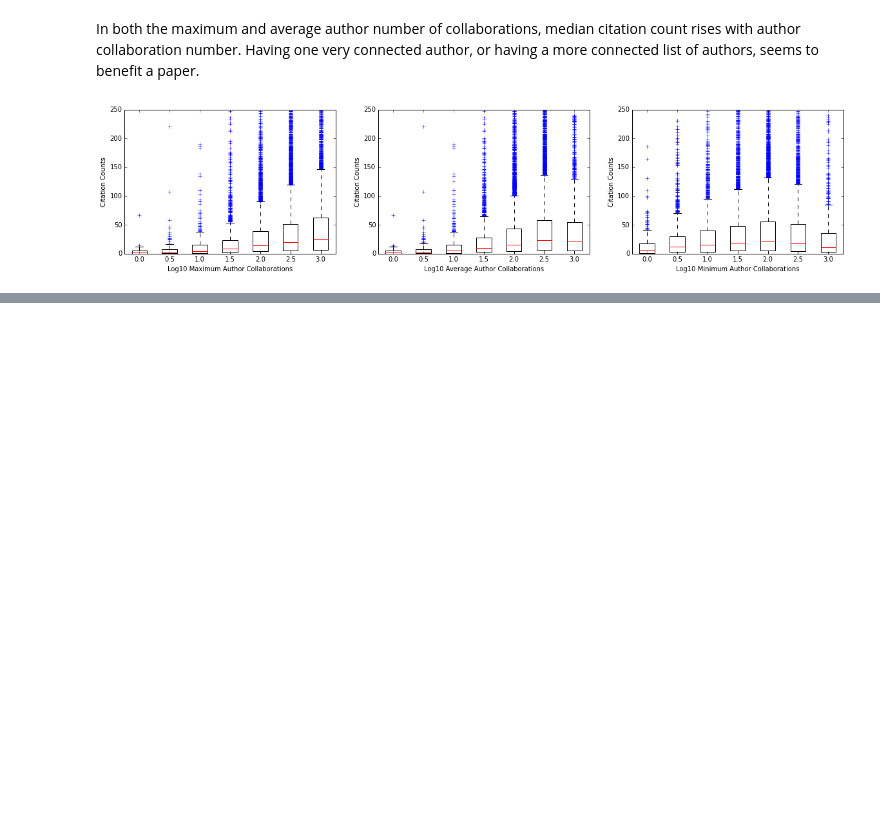
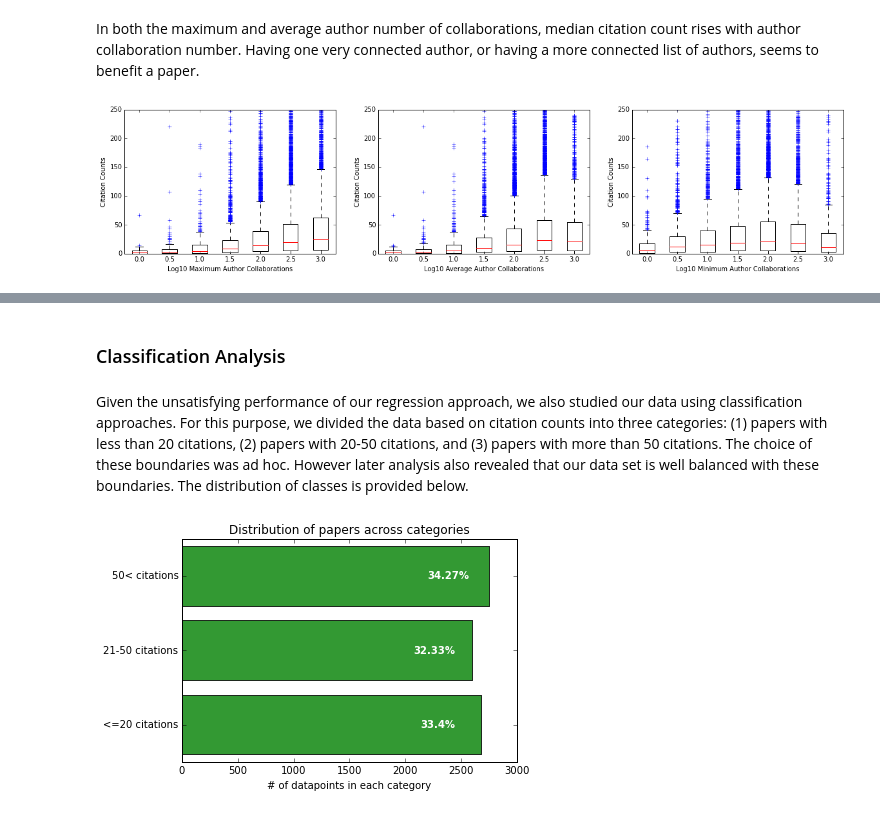
Before and after one commit to ahuja0007/team_citation, a Jupyter notebook: process_book.ipynb, the cells around one changed output, grey strips where cells are left out. Saved outputs shown, nothing was run; the diff lists cells and outputs as text; code cells hidden in the pictures; blank space fills up the shorter version.

```diff
--- a/process_book.ipynb
+++ b/process_book.ipynb
@@ -582,0 +573,8 @@ df.head()
+# %%
+## load dataframe from the inspire data augmented with additional features
+inspire_data=pd.DataFrame.from_csv('INSPIRE_merged_data.csv')
+## add more features calculated from ADS
+good_df=pd.DataFrame.from_csv('final_df.csv')
+
+inspire_data=inspire_data.merge(good_df[['Arxiv_key','h_index','m_index','e_index','i10_index','g_index','tori_index','riq_index']],right_on=['Arxiv_key'],left_index=True)
+inspire_data.head(3)
@@ -582,0 +638,41 @@ df.head()
+# %% [markdown]
+### Classification Analysis
+# %% [markdown]
+Given the unsatisfying performance of our regression approach, we also studied our data using classification approaches. For this purpose, we divided the data based on citation counts into three categories: (1) papers with less than 20 citations, (2) papers with 20-50 citations, and (3) papers with more than 50 citations. The choice of these boundaries was ad hoc. However later analysis also revealed that our data set is well balanced with these boundaries. The distribution of classes is provided below.
+# %%
+#Helper function to categorize classes based on the number of citations
+def class_citations(element):
+    if element<21:
+        return 1
+    elif element <51:
+        return 2
+    else:
+        return 3
+
+#Generate categories
+target_classes=np.array(map(class_citations,target))
+
+#Helper function to label the percentages
+def autolabel(rects,freqs):
+    # attach some text labels
+    for rect,f in zip(rects,freqs):
+        width = int(rect.get_width())
+        yloc = rect.get_y()+rect.get_height()/2.0
+
+        plt.text(width*0.8, yloc,str(f)+"%", horizontalalignment='left',
+            verticalalignment='center', color='white', weight='bold')
+
+#Calculate class abundance and frequency
+counts=[]
+freqs=[]
+for i in range(1,4):
+    counts.append(list(target_classes).count(i))
+    freqs.append(round(list(target_classes).count(i)*100.0/len(list(target_classes)),2))
+
+rects=plt.barh(range(3),counts,align='center',alpha=0.8,color='g');
+plt.yticks(range(3),['<=20 citations','21-50 citations', '50< citations' ]);
+plt.xlabel('# of datapoints in each category');
+plt.title('Distribution of papers across categories');
+autolabel(rects,freqs)
+# %% [output]
+[figure, added]
```
Also changed, not shown: parts of 25 cells of this notebook.
